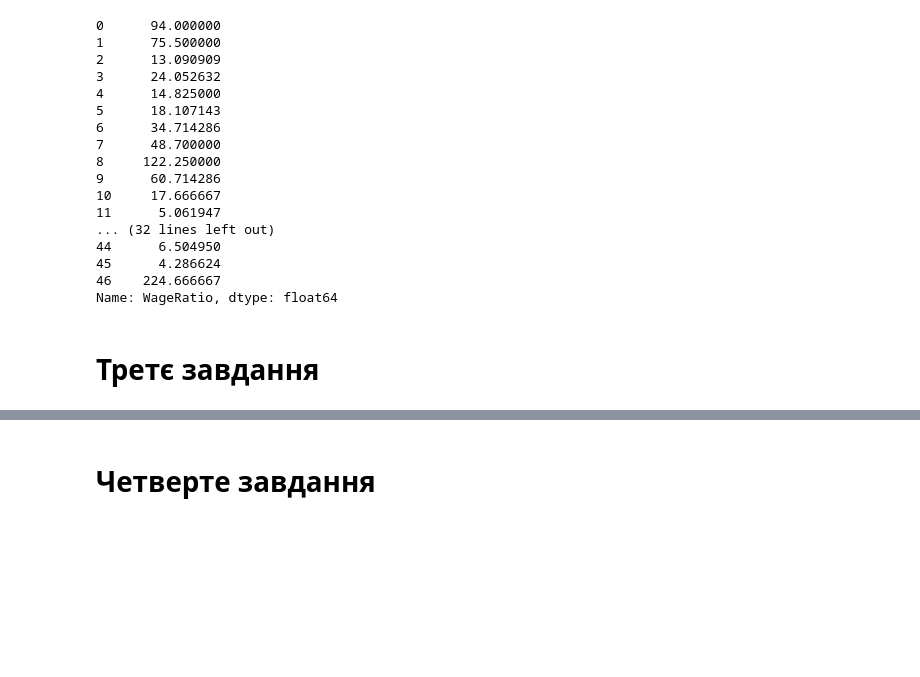
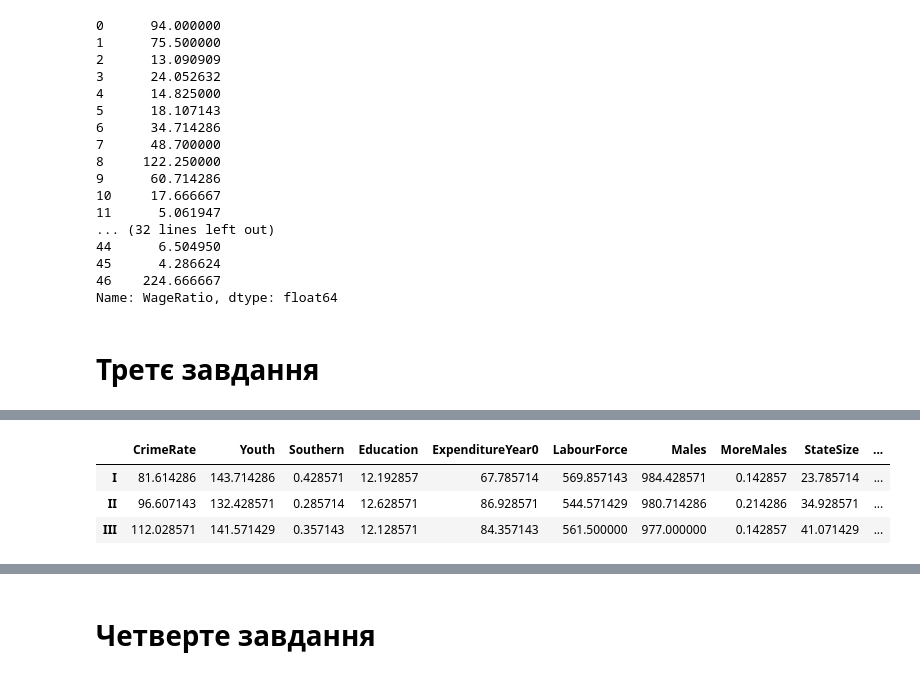
Before and after one commit to mezgoodle/ad_labs, a Jupyter notebook: docs/lab3/lab3.ipynb, the cells around one changed output, grey strips where cells are left out. Saved outputs shown, nothing was run; the diff lists cells and outputs as text; code cells hidden in the pictures; blank space fills up the shorter version.

```diff
--- a/docs/lab3/lab3.ipynb
+++ b/docs/lab3/lab3.ipynb
@@ -125,0 +117,7 @@ True
+# %%
+df.mean(level=1)
+# %% [output]
+|  | CrimeRate | Youth | Southern | Education | ExpenditureYear0 | LabourForce | Males | MoreMales | StateSize | ... |
+| I | 81.614286 | 143.714286 | 0.428571 | 12.192857 | 67.785714 | 569.857143 | 984.428571 | 0.142857 | 23.785714 | ... |
+| II | 96.607143 | 132.428571 | 0.285714 | 12.628571 | 86.928571 | 544.571429 | 980.714286 | 0.214286 | 34.928571 | ... |
+| III | 112.028571 | 141.571429 | 0.357143 | 12.128571 | 84.357143 | 561.500000 | 977.000000 | 0.142857 | 41.071429 | ... |
```
Also changed, not shown: parts of 18 cells of this notebook.
